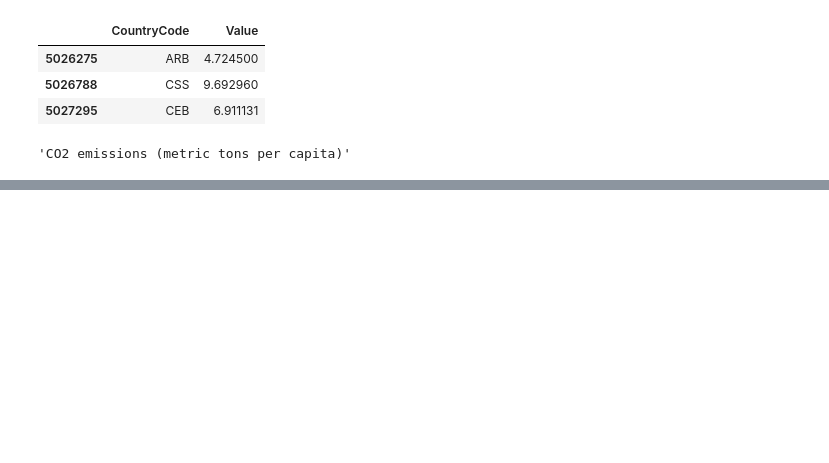
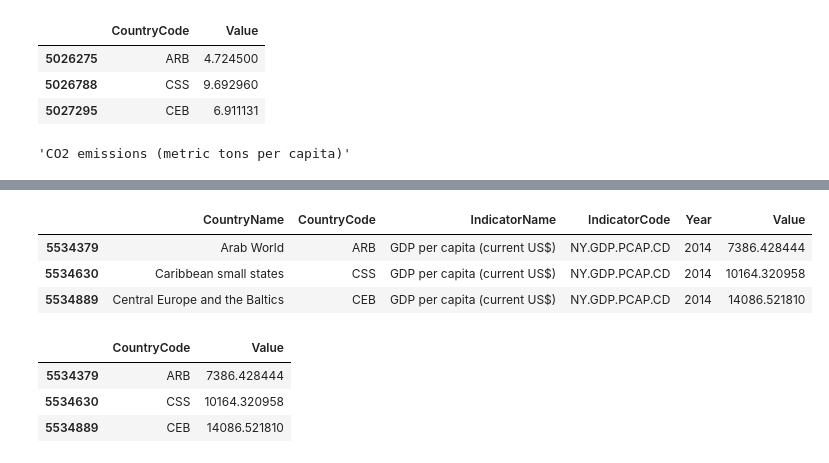
Before and after one commit to SYYoung/UCSD_DataScience, a Jupyter notebook: Python4DataScience/Week 5/Week5Note.ipynb, the cells around one changed output, grey strips where cells are left out. Drawn from its saved outputs; the diff is of its cells as text; code cells hidden in the pictures; blank space fills up the shorter version.

```diff
--- a/Python4DataScience/Week 5/Week5Note.ipynb
+++ b/Python4DataScience/Week 5/Week5Note.ipynb
@@ -384,3 +384,26 @@ from IPython.display import HTML
 HTML('<iframe src=plot_data.html width=900 height=700></iframe>')
 # %% [output]
 [interactive output not drawn]
+# %%
+hist_indicator = 'GDP per capita \(current US'
+hist_year = 2014
+
+mask1 = data.IndicatorName.str.contains(hist_indicator)
+mask2 = data.Year.isin([hist_year])
+
+data1 = data[mask1 & mask2]
+data1.head(3)
+# %% [output]
+|  | CountryName | CountryCode | IndicatorName | IndicatorCode | Year | Value |
+| 5534379 | Arab World | ARB | GDP per capita (current US$) | NY.GDP.PCAP.CD | 2014 | 7386.428444 |
+| 5534630 | Caribbean small states | CSS | GDP per capita (current US$) | NY.GDP.PCAP.CD | 2014 | 10164.320958 |
+| 5534889 | Central Europe and the Baltics | CEB | GDP per capita (current US$) | NY.GDP.PCAP.CD | 2014 | 14086.521810 |
+# %%
+#data[data.IndicatorName.str.contains('GDP per capita')].IndicatorName.unique()
+plot_data = data1[['CountryCode', 'Value']]
+plot_data.head(3)
+# %% [output]
+|  | CountryCode | Value |
+| 5534379 | ARB | 7386.428444 |
+| 5534630 | CSS | 10164.320958 |
+| 5534889 | CEB | 14086.521810 |
```
Also changed, not shown: parts of 6 cells of this notebook, 1 other file.
